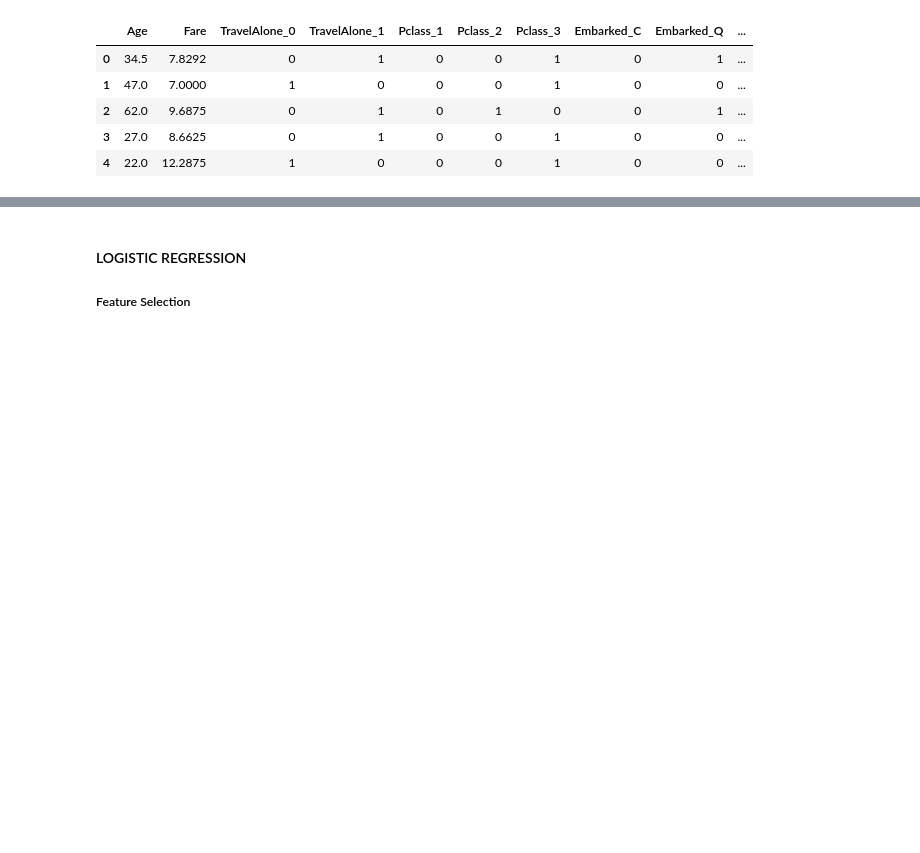
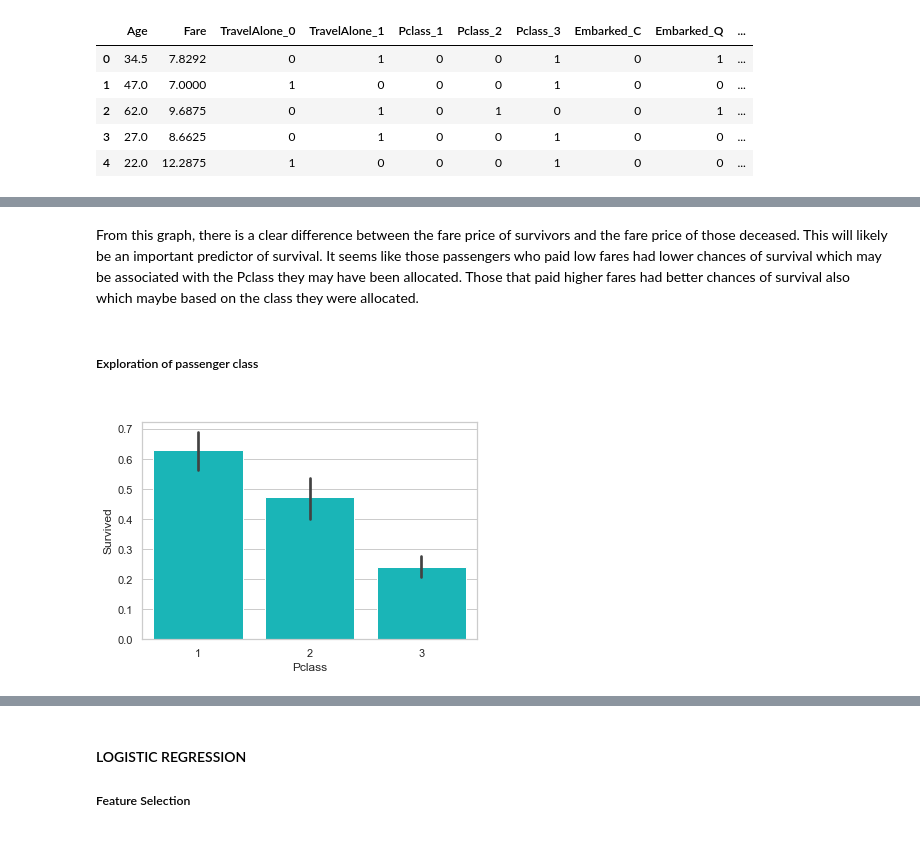
Before and after one commit to audrey1993/Titanic-logistic-regression, a Jupyter notebook: TitanicData.ipynb, the cells around one changed output, grey strips where cells are left out. Cells and saved outputs as stored; diff of their text form; code cells hidden in the pictures; blank space fills up the shorter version.

```diff
--- a/TitanicData.ipynb
+++ b/TitanicData.ipynb
@@ -596,0 +640,9 @@ final_test.head()
+# %% [markdown]
+From this graph, there is a clear difference between the fare price of survivors and the fare price of those deceased. This will likely be an important predictor of survival. It seems like those passengers who paid low fares had lower chances of survival which may be associated with the Pclass they may have been allocated. Those that paid higher fares had better chances of survival also which maybe based on the class they were allocated.
+# %% [markdown]
+<h5>Exploration of passenger class<h5>
+# %%
+sns.barplot(x='Pclass', y='Survived', data=Train_data, color="darkturquoise")
+plt.show()
+# %% [output]
+[figure, added]
```
Also changed, not shown: parts of 20 cells of this notebook.
